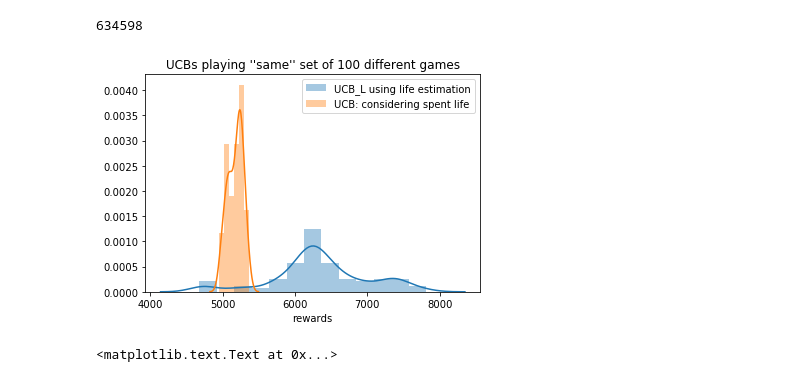
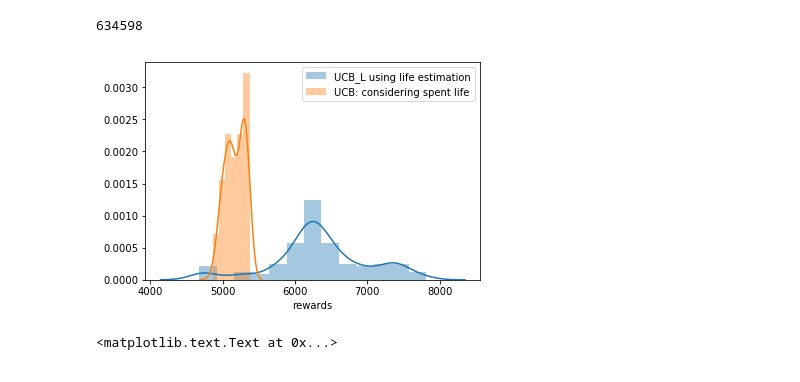
Before and after one commit to ShrekFelix/Reducing-Exploration-of-Dying-Arms-in-Mortal-Bandits, a Jupyter notebook: recommenders SCALED.ipynb, the cells around one changed output. Saved outputs shown, nothing was run; the diff lists cells and outputs as text; code cells hidden in the pictures.

```diff
--- a/recommenders SCALED.ipynb
+++ b/recommenders SCALED.ipynb
@@ -24,8 +24,6 @@ from multiprocessing import Pool
 import warnings
 warnings.filterwarnings('error')
 # %%
-with open('save/records','rb') as f:
-    records = pickle.load(f)
 with open('save/lifespans','rb') as f:
     lifespans = pickle.load(f)
 with open('save/plt_agl_est','rb') as f:
@@ -167,12 +165,14 @@ class AG_L:
 
 
     def initialize(self, m):
-        for i in range(m):
+        i=0
+        while i<m:
             record = next(self.records) # raise StopIteration
             self.time = record.timestamp
             self.filter_live()
-            if not pool[record.id].T: # not played
+            if not self.pool[record.id].T: # not played
                 self.update(record)
+                i+=1
 
     def play(self, n, threshold=.3):
         for t in range(n):
@@ -468,12 +467,13 @@ class UCB_L:
 
     def initialize(self, m):
         self.m = m
-        for self.t in range(m):
+        while self.t < m:
             record = next(self.records) # raise StopIteration
             self.time = record.timestamp
             self.filter_live(self.t)
             if not pool[record.id].T: # not played
                 self.update(record)
+                self.t += 1
 
     def play(self, n, c=.008):
         def score(heap_tuple):
@@ -671,12 +671,11 @@ with open('save/plt_ucbl', 'wb') as f:
 # %%
 sns.distplot(plt_ucbl_est, label='UCB_L using life estimation')
 sns.distplot(plt_ucb, label='UCB: considering spent life')
 plt.legend()
-plt.title('''UCBs playing ''same'' set of 100 different games''')
 plt.xlabel('rewards')
 pass
 # %% [output]
-[figure, old version]
+[figure, new version]
 # %%
 plt.figure(figsize=(20,10))
 sns.distplot(plt_ag_sw, label='AG fed sliding windows')
```
Also changed, not shown: parts of 1 cell of this notebook.
